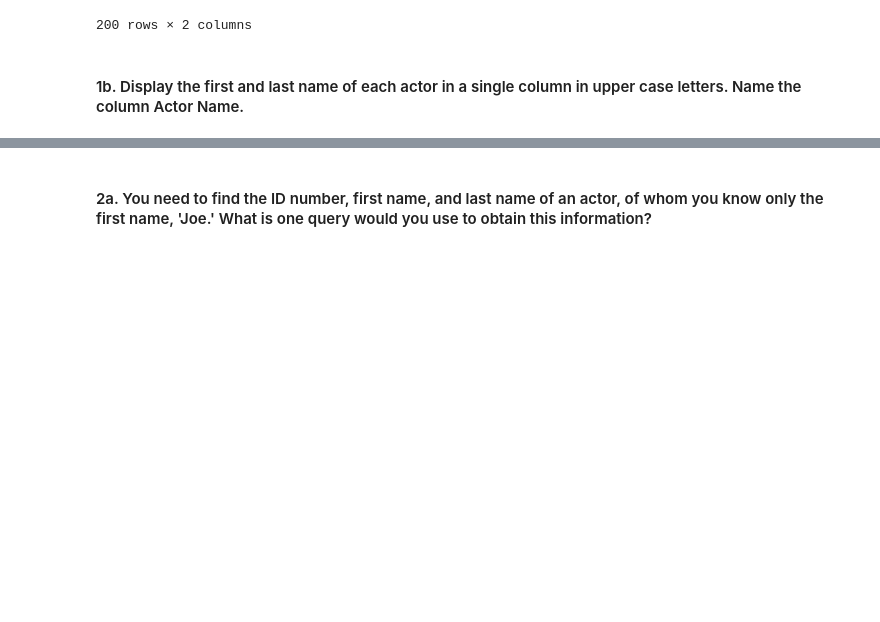
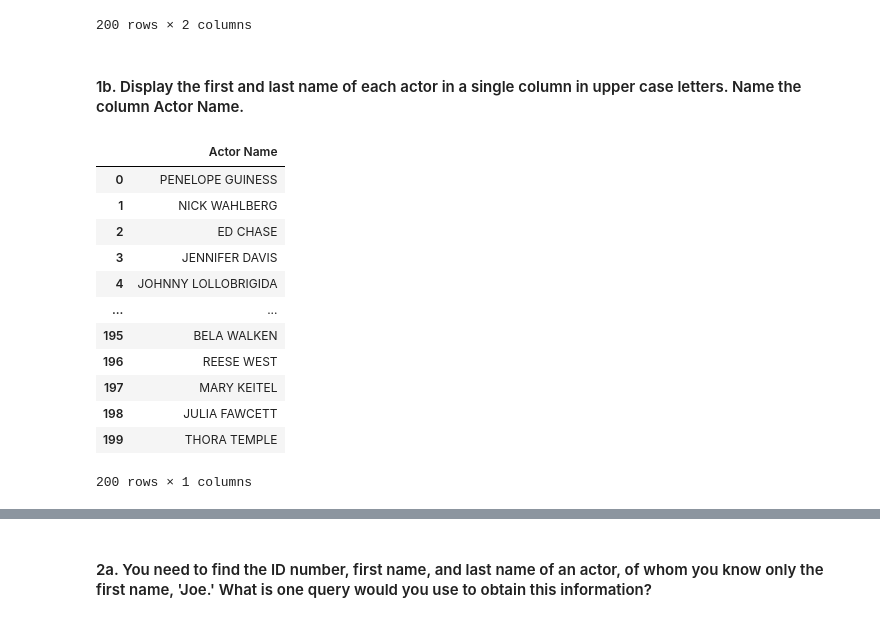
Before and after one commit to e-loughlin/EvanPythonSQLTool, a Jupyter notebook: playground/01_Practice_SQL.ipynb, the cells around one changed output, grey strips where cells are left out. Cells and saved outputs as stored; diff of their text form; code cells hidden in the pictures; blank space fills up the shorter version.

```diff
--- a/playground/01_Practice_SQL.ipynb
+++ b/playground/01_Practice_SQL.ipynb
@@ -126,3 +126,20 @@ actors.select("first_name", "last_name").to_pandas()
 200 rows × 2 columns
 # %% [markdown]
 #### 1b. Display the first and last name of each actor in a single column in upper case letters. Name the column Actor Name.
+# %%
+# Raw SQL
+actors.sql("SELECT first_name || ' ' || last_name AS 'Actor Name' FROM actor").to_pandas()
+# %% [output]
+|  | Actor Name |
+| 0 | PENELOPE GUINESS |
+| 1 | NICK WAHLBERG |
+| 2 | ED CHASE |
+| 3 | JENNIFER DAVIS |
+| 4 | JOHNNY LOLLOBRIGIDA |
+| ... | ... |
+| 195 | BELA WALKEN |
+| 196 | REESE WEST |
+| 197 | MARY KEITEL |
+| 198 | JULIA FAWCETT |
+| 199 | THORA TEMPLE |
+200 rows × 1 columns
```
Also changed, not shown: parts of 4 cells of this notebook, 3 other files.
